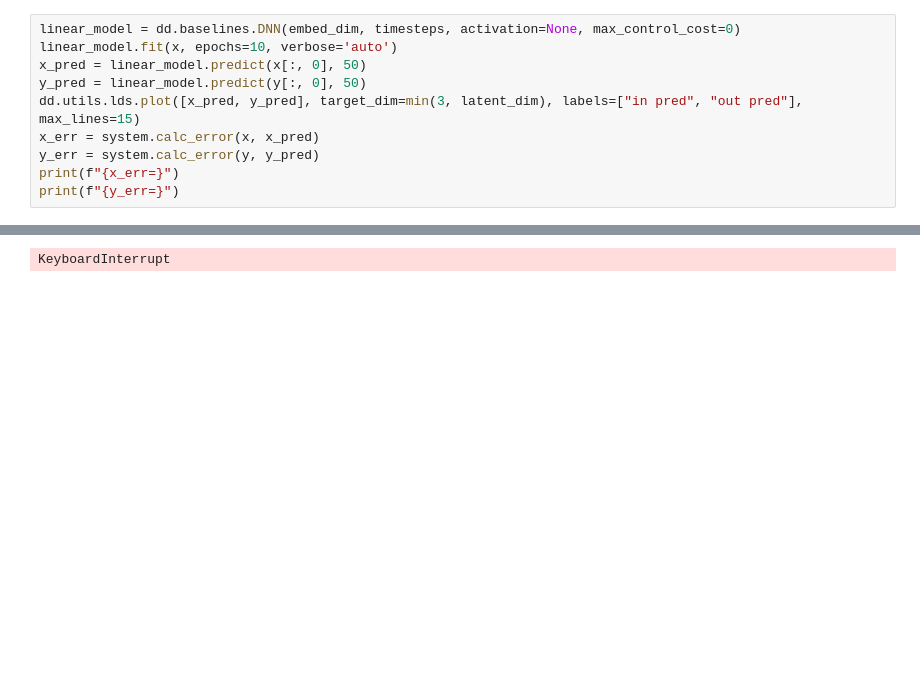
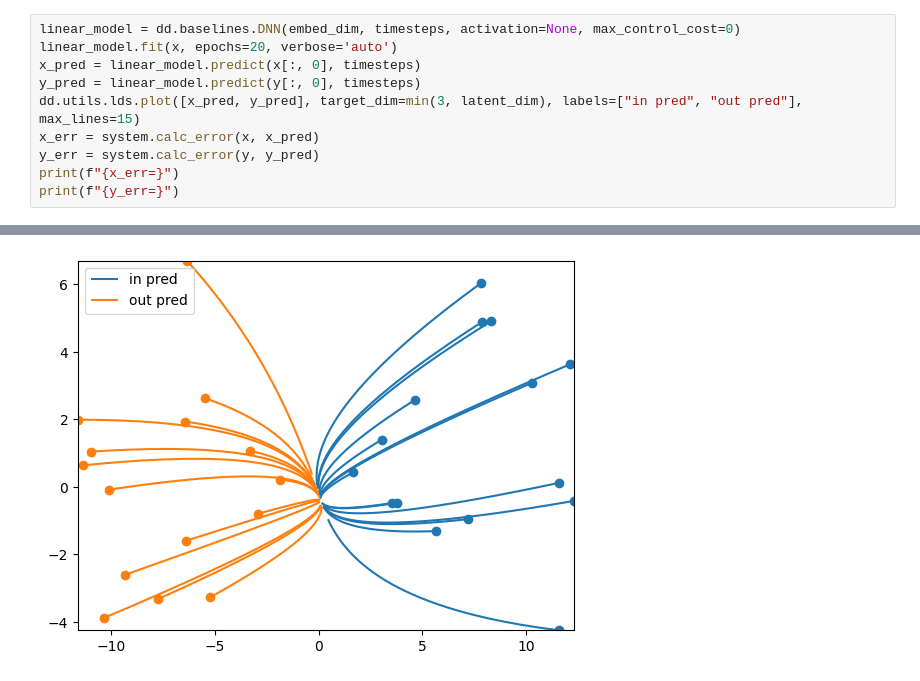
Before and after one commit to DynaDojo/dynadojo, a Jupyter notebook: demos/lds_demo.ipynb, the cells around one changed output, grey strips where cells are left out. Drawn from its saved outputs; the diff is of its cells as text; blank space fills up the shorter version.

```diff
--- a/demos/lds_demo.ipynb
+++ b/demos/lds_demo.ipynb
@@ -24,8 +24,8 @@ dd.utils.lds.plot([x, y], target_dim=min(latent_dim, 3), labels=["in", "out"], m
 # %%
 linear_model = dd.baselines.DNN(embed_dim, timesteps, activation=None, max_control_cost=0)
-linear_model.fit(x, epochs=10, verbose='auto')
-x_pred = linear_model.predict(x[:, 0], 50)
-y_pred = linear_model.predict(y[:, 0], 50)
+linear_model.fit(x, epochs=20, verbose='auto')
+x_pred = linear_model.predict(x[:, 0], timesteps)
+y_pred = linear_model.predict(y[:, 0], timesteps)
 dd.utils.lds.plot([x_pred, y_pred], target_dim=min(3, latent_dim), labels=["in pred", "out pred"], max_lines=15)
 x_err = system.calc_error(x, x_pred)
 y_err = system.calc_error(y, y_pred)
@@ -55,3 +52,3 @@ Epoch 10/10
-KeyboardInterrupt
+[figure, added]
 # %%
 nonlinear_model = dd.baselines.DNN(embed_dim, timesteps, activation="tanh", max_control_cost=0)
```
Also changed, not shown: parts of 5 cells of this notebook, 2 other files.
